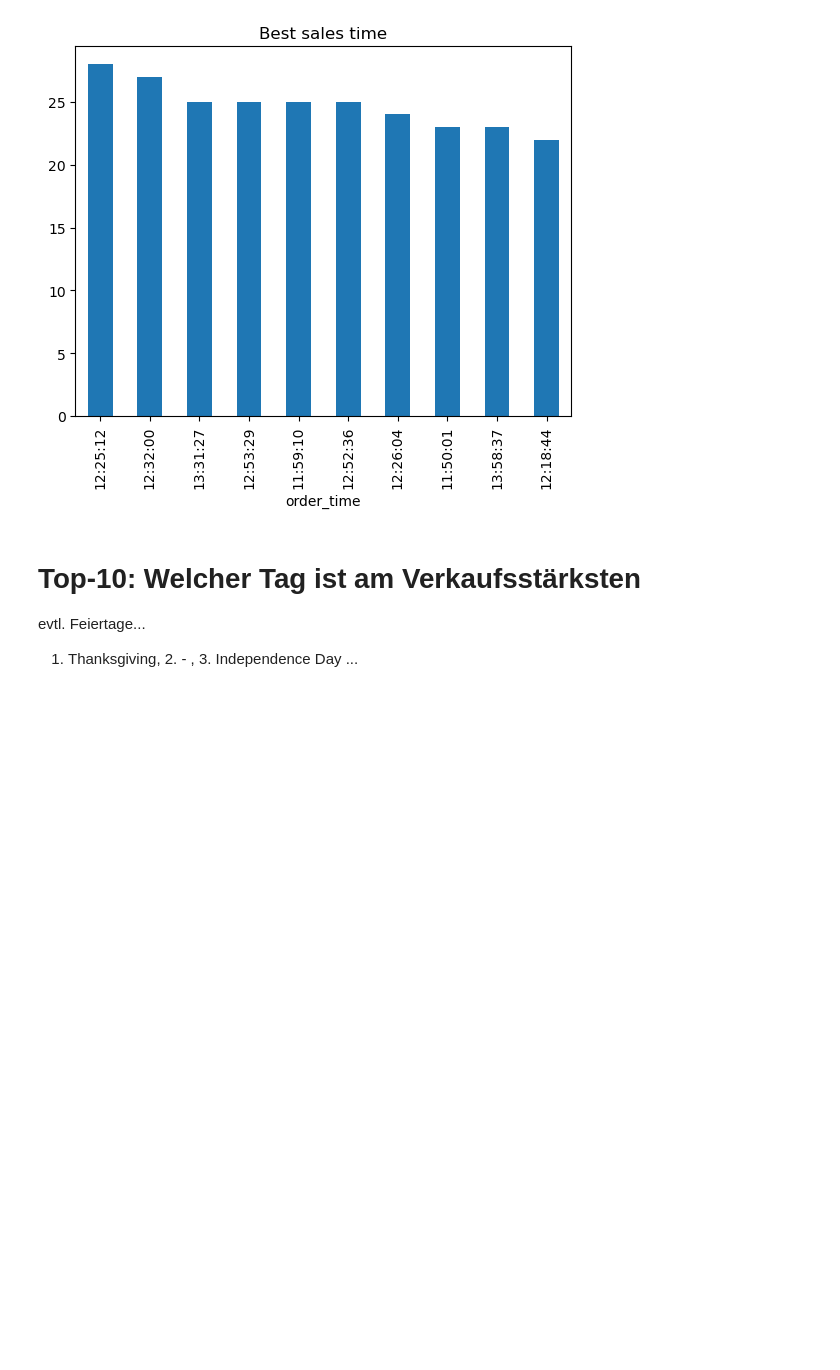
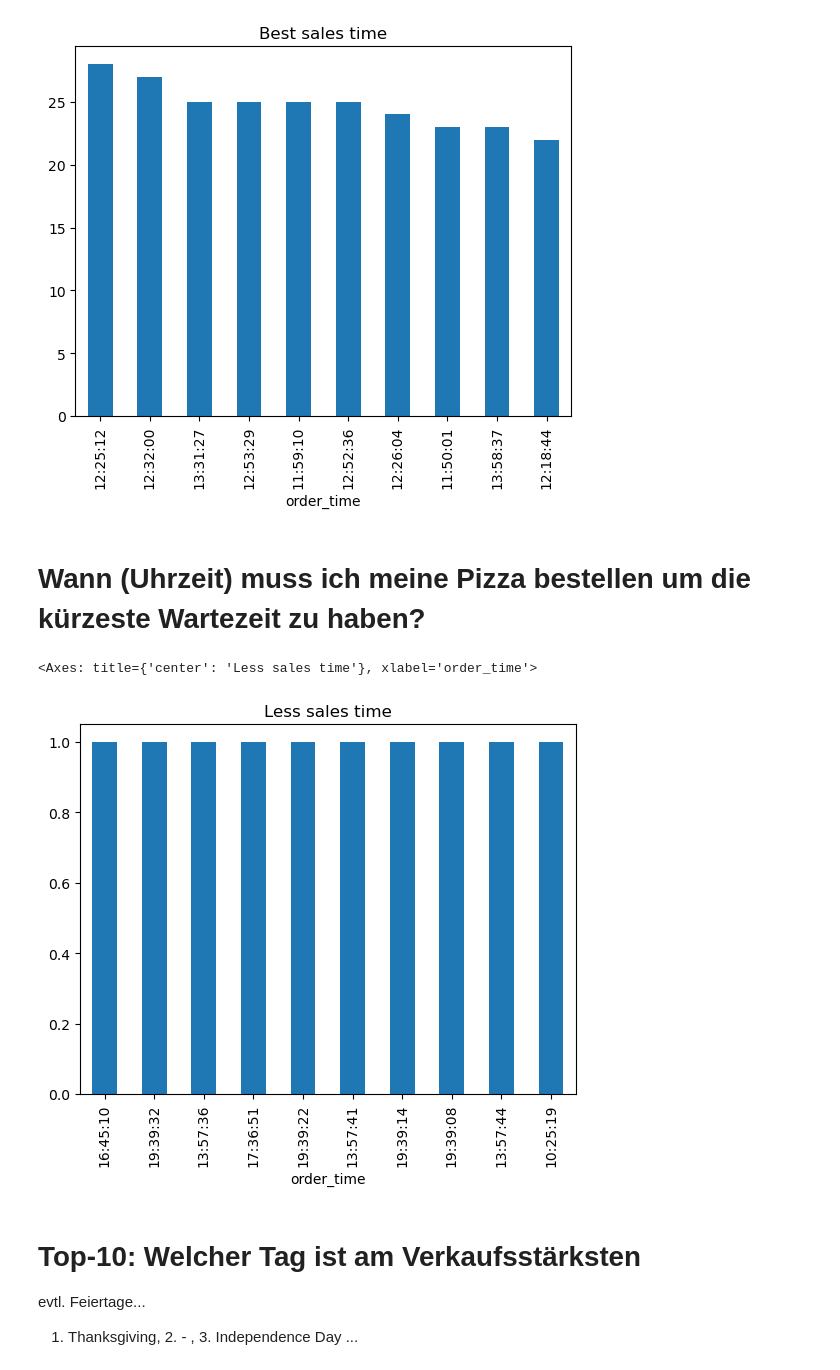
Before and after one commit to dasrinkana/pizza_sales, a Jupyter notebook: pizza.ipynb, the cells around one changed output. Drawn from its saved outputs; the diff is of its cells as text; code cells hidden in the pictures; blank space fills up the shorter version.

Commit message:
holiday_dataset geringste Wartzeit nach Uhrzeit

```diff
--- a/pizza.ipynb
+++ b/pizza.ipynb
@@ -135,6 +135,14 @@ top10_sales_time.plot(kind='bar', title='Best sales time')
 # %% [output]
 <Axes: title={'center': 'Best sales time'}, xlabel='order_time'>
 [figure]
+# %% [markdown]
+# Wann (Uhrzeit) muss ich meine Pizza bestellen um die kürzeste Wartezeit zu haben?
+# %%
+lesssales = best_sales_time.sort_values(ascending=False).tail(10)
+lesssales.plot(kind='bar', title='Less sales time')
+# %% [output]
+<Axes: title={'center': 'Less sales time'}, xlabel='order_time'>
+[figure, added]
 # %% [markdown]
 # Top-10: Welcher Tag ist am Verkaufsstärksten
 evtl. Feiertage...
```
Also changed, not shown: parts of 1 cell of this notebook, 1 other file.
